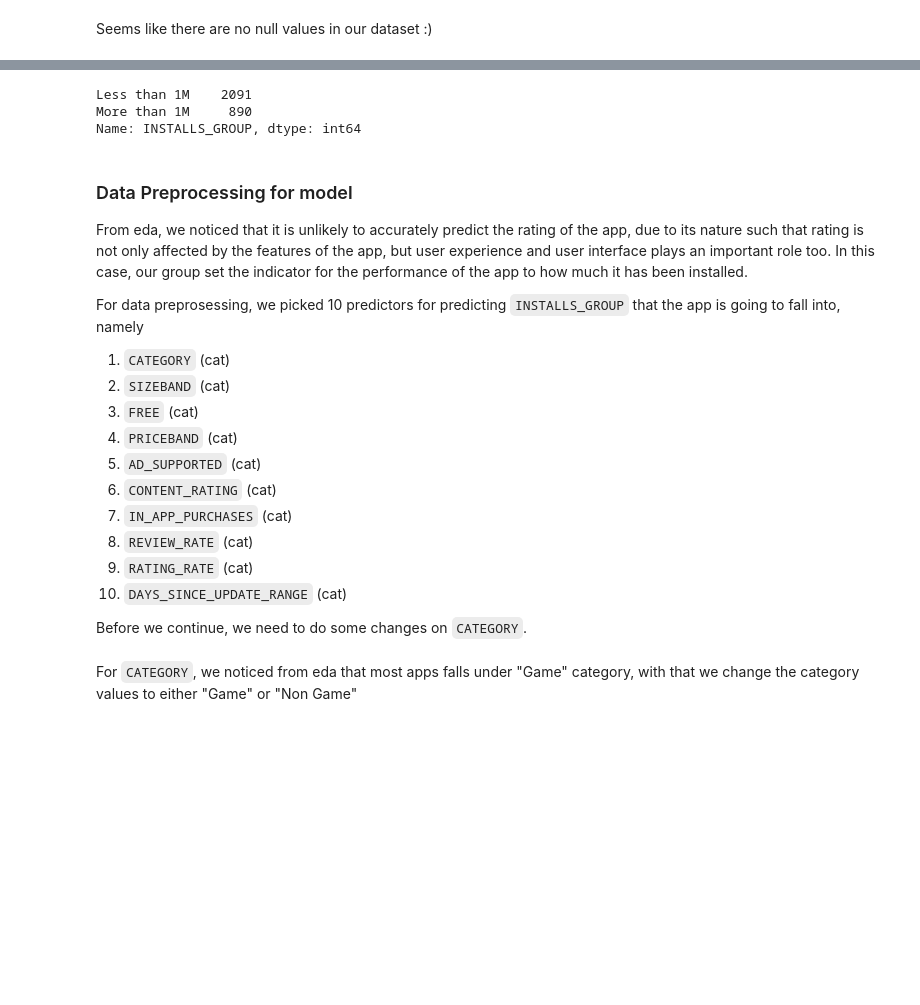
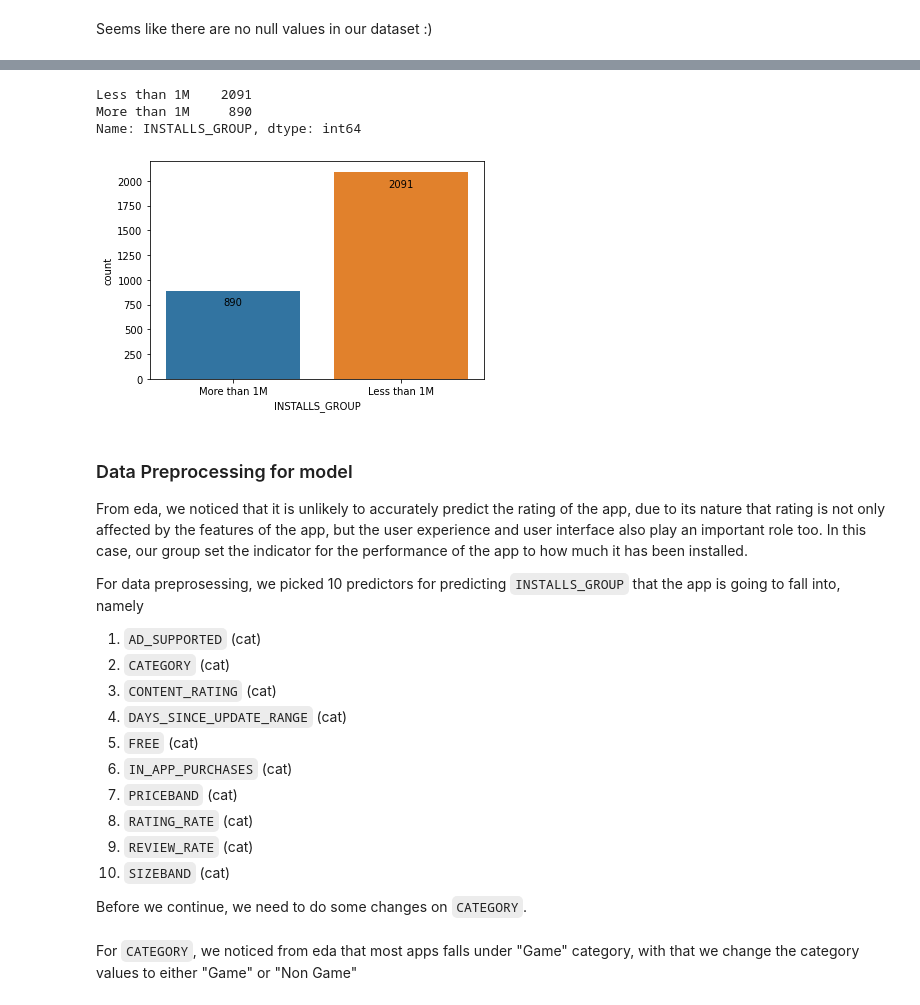
Before and after one commit to limivann/app-performance-predictor, a Jupyter notebook: model_building.ipynb, the cells around one changed output, grey strips where cells are left out. Cells and saved outputs as stored; diff of their text form; code cells hidden in the pictures; blank space fills up the shorter version.

```diff
--- a/model_building.ipynb
+++ b/model_building.ipynb
@@ -102,30 +100,45 @@ model_df
 # %%
 model_df['INSTALLS_GROUP'] = 'More than 1M'
 model_df.loc[(model_df['INSTALLS'] == '1+') | (model_df['INSTALLS'] == '10+') | (model_df['INSTALLS'] == '50+') |
        (model_df['INSTALLS'] == '100+') | (model_df['INSTALLS'] == '500+' ) | (model_df['INSTALLS'] == '1,000+' ) |
        (model_df['INSTALLS'] == '5,000+' ) | (model_df['INSTALLS'] == '10,000+') | (model_df['INSTALLS'] == '50,000+') |
        (model_df['INSTALLS'] == '100,000+') | (model_df['INSTALLS'] == '500,000+'), 'INSTALLS_GROUP'] = 'Less than 1M'
-model_df['INSTALLS_GROUP'] .value_counts()
+print(model_df['INSTALLS_GROUP'] .value_counts())
+sub_plot1 = sb.countplot(x="INSTALLS_GROUP", data=model_df)
+for p in sub_plot1.patches:
+    if p.get_height() == 0:
+        sub_plot1.annotate(format(p.get_height(), '.0f'),
+        (p.get_x() + p.get_width() / 2., p.get_height()),
+        ha = 'center', va = 'center',
+        xytext = (0, 9),
+        textcoords = 'offset points')
+    else:
+        sub_plot1.annotate(format(p.get_height(), '.0f'),
+        (p.get_x() + p.get_width() / 2., p.get_height()),
+        ha = 'center', va = 'center',
+        xytext = (0, -12),
+        textcoords = 'offset points')
 # %% [output]
 Less than 1M    2091
 More than 1M     890
 Name: INSTALLS_GROUP, dtype: int64
+[figure, added]
 # %% [markdown]
 ### Data Preprocessing for model
 
-From eda, we noticed that it is unlikely to accurately predict the rating of the app, due to its nature such that rating is not only affected by the features of the app, but user experience and user interface plays an important role too. In this case, our group set the indicator for the performance of the app to how much it has been installed.
+From eda, we noticed that it is unlikely to accurately predict the rating of the app, due to its nature that rating is not only affected by the features of the app, but the user experience and user interface also play an important role too. In this case, our group set the indicator for the performance of the app to how much it has been installed.
 
 For data preprosessing, we picked 10 predictors for predicting `INSTALLS_GROUP` that the app is going to fall into, namely
-1. `CATEGORY` (cat)
-2. `SIZEBAND` (cat)
-3. `FREE` (cat)
-4. `PRICEBAND` (cat)
-5. `AD_SUPPORTED` (cat)
-6. `CONTENT_RATING` (cat)
-7.  `IN_APP_PURCHASES` (cat)
-8.  `REVIEW_RATE` (cat)
-9.  `RATING_RATE` (cat)
-10. `DAYS_SINCE_UPDATE_RANGE` (cat)
+1. `AD_SUPPORTED` (cat)
+2. `CATEGORY` (cat)
+3. `CONTENT_RATING` (cat)
+4. `DAYS_SINCE_UPDATE_RANGE` (cat)
+5. `FREE` (cat)
+6. `IN_APP_PURCHASES` (cat)
+7.  `PRICEBAND` (cat)
+8.  `RATING_RATE` (cat)
+9.  `REVIEW_RATE` (cat)
+10. `SIZEBAND` (cat)
 
 Before we continue, we need to do some changes on `CATEGORY`.
 # %% [markdown]
```
Also changed, not shown: parts of 7 cells of this notebook, 2 other files.
